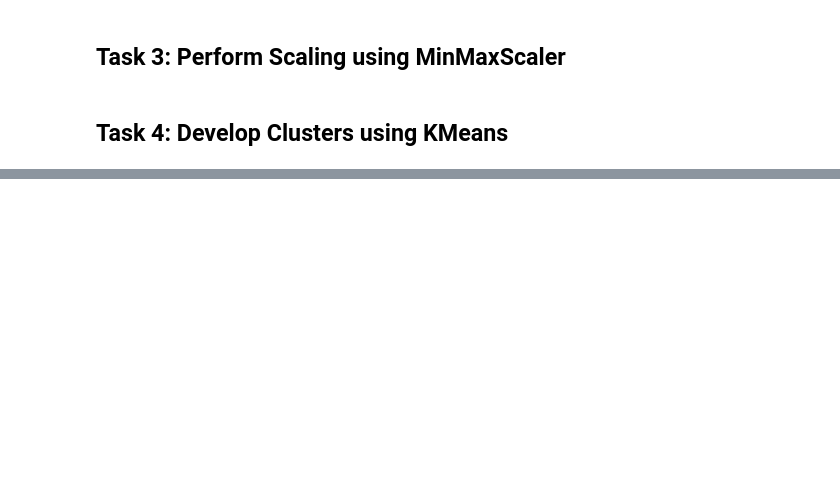
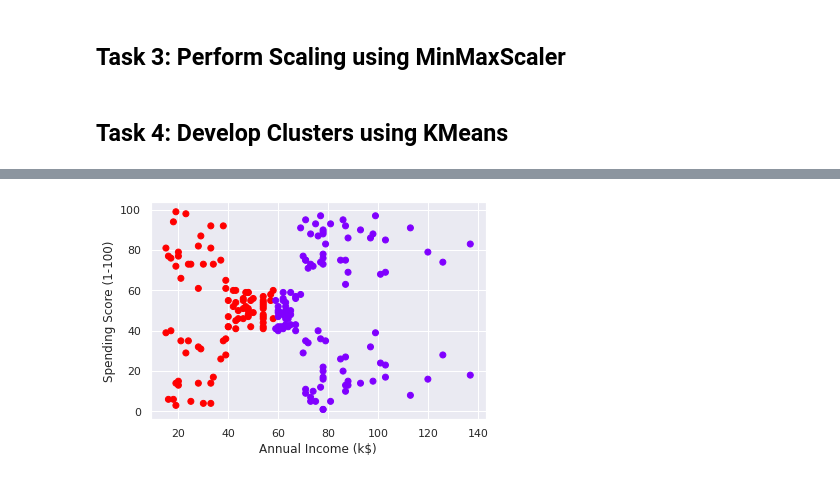
Before and after one commit to sayyedarbaz6/Customer_Segment_Prediction_Project, a Jupyter notebook: Project_Notebook.ipynb, the cells around one changed output, grey strips where cells are left out. Drawn from its saved outputs; the diff is of its cells as text; code cells hidden in the pictures; blank space fills up the shorter version.

```diff
--- a/Project_Notebook.ipynb
+++ b/Project_Notebook.ipynb
@@ -74,0 +82,3 @@ df
+# %%
+
+x=df.iloc[:, [3,4]]
@@ -74,0 +90,10 @@ df
+# %%
+clusters=x.copy()
+clusters['cluster_pred']=kmeans.fit_predict(x)
+# %%
+plt.scatter (clusters['Annual Income (k$)'], clusters['Spending Score (1-100)' ],c=clusters['cluster_pred' ], cmap='rainbow')
+plt.xlabel('Annual Income (k$)')
+plt.ylabel('Spending Score (1-100)')
+plt.show()
+# %% [output]
+[figure, added]
```
Also changed, not shown: parts of 4 cells of this notebook.
